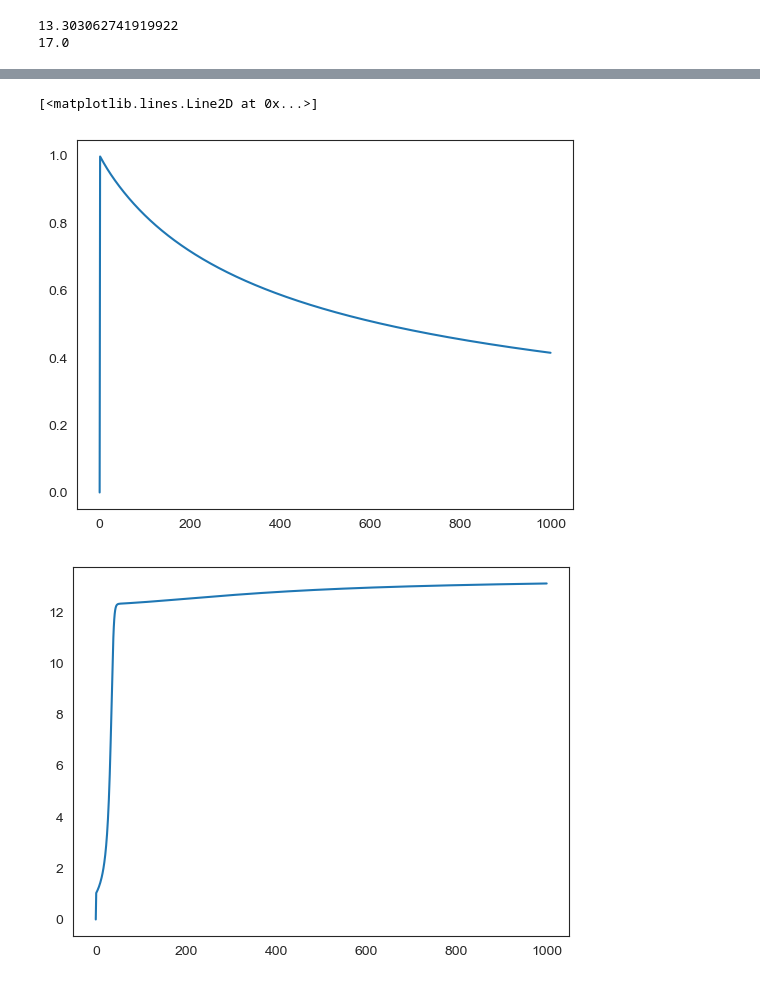
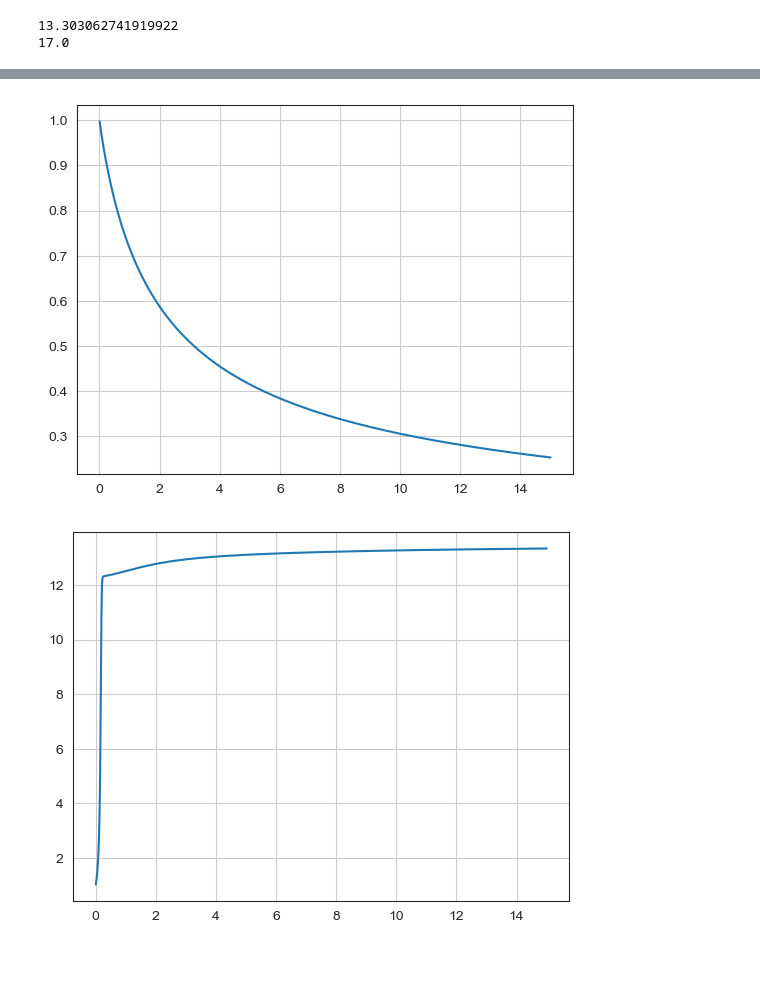
Before and after one commit to sebastiaan116/Affective-Active-Inference, a Jupyter notebook: Hydar1.ipynb, the cells around one changed output, grey strips where cells are left out. Saved outputs shown, nothing was run; the diff lists cells and outputs as text; code cells hidden in the pictures.

```diff
--- a/Hydar1.ipynb
+++ b/Hydar1.ipynb
@@ -198,9 +199,0 @@ axes[2].grid(1);
-# %%
-plt.figure(1)
-plt.plot(vSigma_w)
-plt.figure(2)
-plt.plot(vSigma_z)
-# %% [output]
-[<matplotlib.lines.Line2D at 0x...>]
-[figure, removed]
-[figure, removed]
@@ -207,3 +202,19 @@ plt.plot(vSigma_z)
+# %%
+plt.figure(1)
+plt.plot(t[1:],vSigma_w[1:])
+plt.grid()
+plt.figure(2)
+plt.plot(t[1:],vSigma_z[1:])
+plt.grid()
+
+
+# fig, axes = plt.subplots(2, 1, sharex='col');
+# fig.suptitle('Sigma w and Sigma z');
+# axes[0].plot(t[1:],vSigma_w[1:],label='Belief');
+# axes[1].plot(t[1:],vSigma_z[1:],label='Belief');
+# %% [output]
+[figure, added]
+[figure, added]
 # %%
 v = 30 # actual depth Hydar
 mu_v = 25 # Hydars belief of the depth
```
Also changed, not shown: parts of 6 cells of this notebook.
